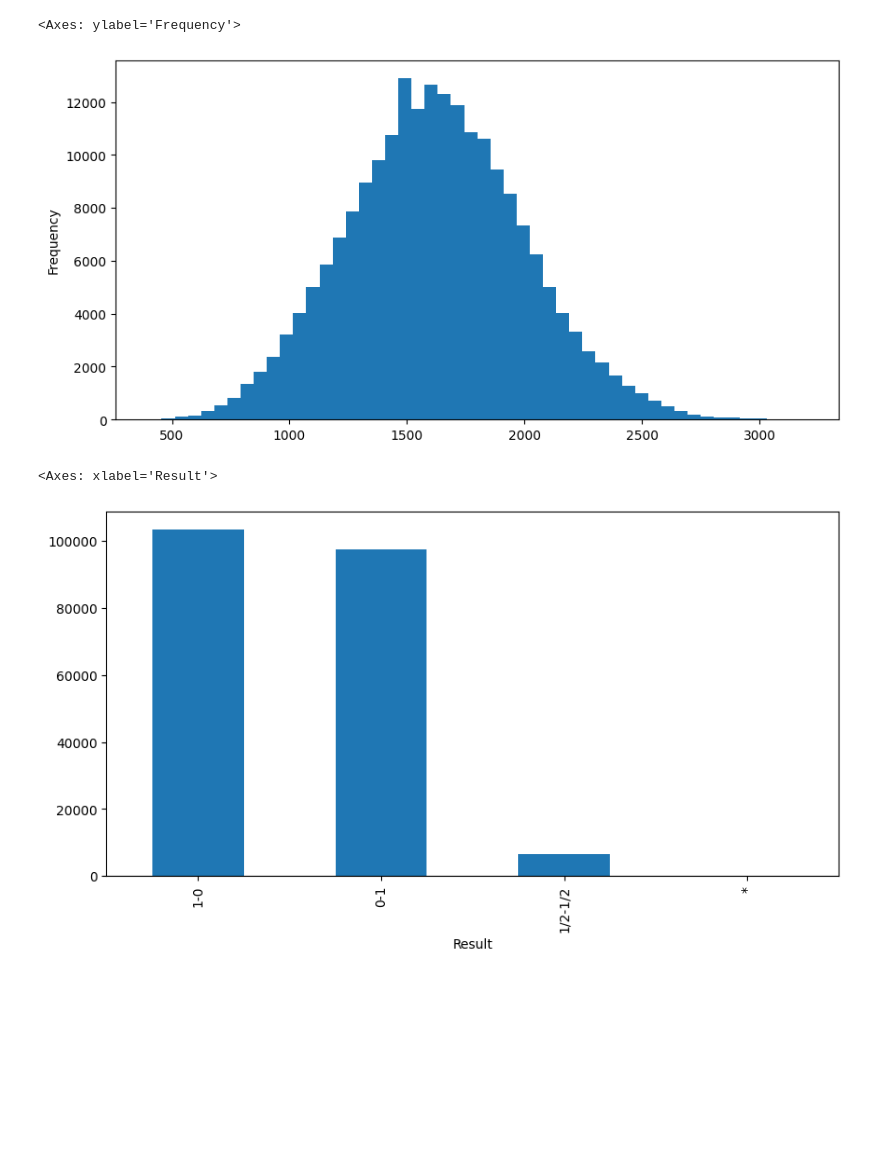
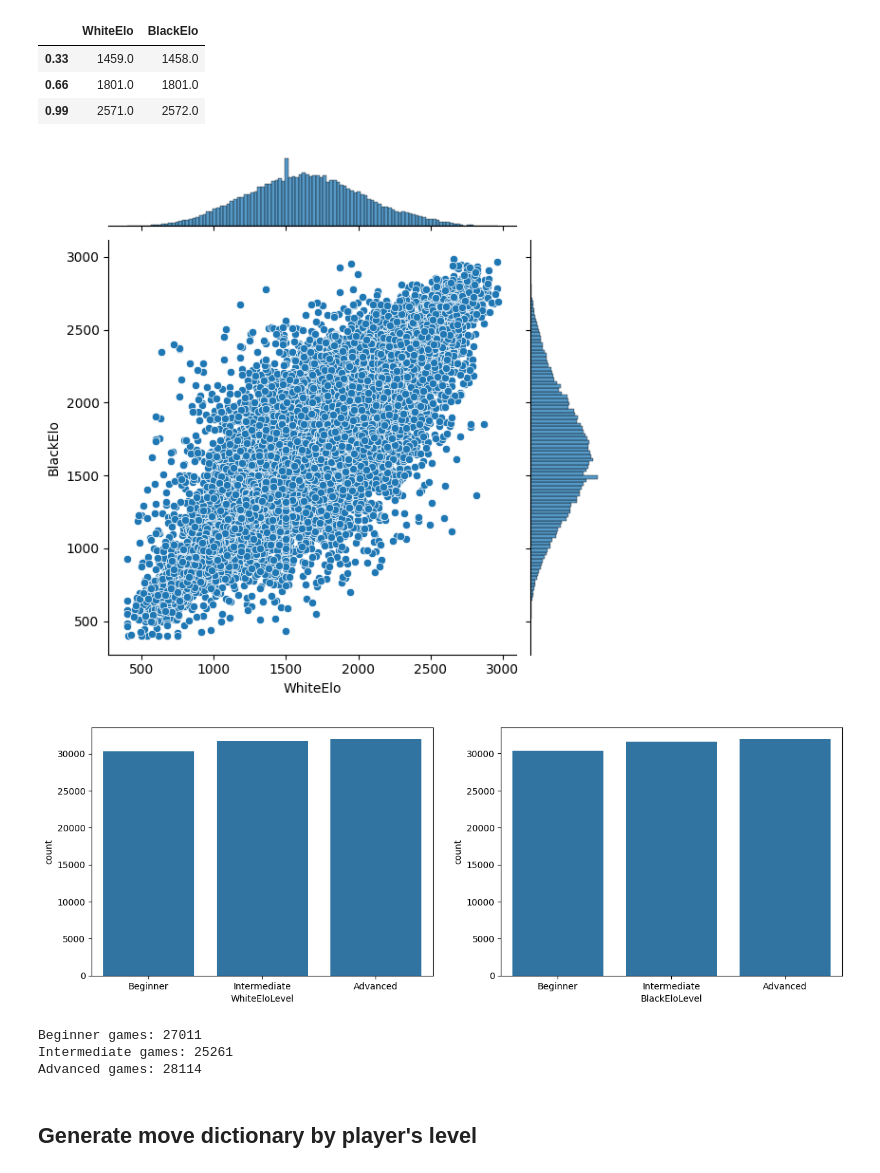
Before and after one commit to ngohiep-noob/Chess-move-recommender, a Jupyter notebook: index.ipynb, the cells around one changed output. Saved outputs shown, nothing was run; the diff lists cells and outputs as text; code cells hidden in the pictures; blank space fills up the shorter version.

```diff
--- a/index.ipynb
+++ b/index.ipynb
@@ -131,10 +218,20 @@ df["WhiteElo"].plot(kind="hist", bins=50, figsize=(10, 5))
-# %%
-df["BlackElo"].plot(kind="hist", bins=50, figsize=(10, 5))
-# %% [output]
-<Axes: ylabel='Frequency'>
-[figure, removed]
-# %%
-df["Result"].value_counts().plot(kind="bar", figsize=(10, 5))
-# %% [output]
-<Axes: xlabel='Result'>
-[figure, removed]
+# %%
+# visualize 33%, 66%, 99% quantiles
+
+quantiles = df[["WhiteElo", "BlackElo"]].quantile([0.33, 0.66, 0.99])
+
+quantiles
+# %% [output]
+|  | WhiteElo | BlackElo |
+| 0.33 | 1459.0 | 1458.0 |
+| 0.66 | 1801.0 | 1801.0 |
+| 0.99 | 2571.0 | 2572.0 |
+# %%
+# visualize elo of two players, using jointplot
+sns.jointplot(data=df, x="WhiteElo", y="BlackElo")
+
+ax.set_xlabel("White Elo")
+ax.set_ylabel("Black Elo")
+plt.show()
+# %% [output]
+[figure, added]
@@ -140,0 +255,39 @@ df["Result"].value_counts().plot(kind="bar", figsize=(10, 5))
+# %%
+# visualize distribution of game at each elo level
+
+fig, ax = plt.subplots(1, 2, figsize=(15, 5))
+sns.countplot(
+    data=df,
+    x="WhiteEloLevel",
+    ax=ax[0],
+    order=["Beginner", "Intermediate", "Advanced"],
+)
+sns.countplot(
+    data=df,
+    x="BlackEloLevel",
+    ax=ax[1],
+    order=["Beginner", "Intermediate", "Advanced"],
+)
+plt.show()
+# %% [output]
+[figure, added]
+# %%
+game_of_beginner = df[
+    (df["WhiteEloLevel"] == "Beginner") & (df["BlackEloLevel"] == "Beginner")
+]
+game_of_intermediate = df[
+    (df["WhiteEloLevel"] == "Intermediate") & (df["BlackEloLevel"] == "Intermediate")
+]
+game_of_advanced = df[
+    (df["WhiteEloLevel"] == "Advanced") & (df["BlackEloLevel"] == "Advanced")
+]
+
+print("Beginner games:", len(game_of_beginner))
+print("Intermediate games:", len(game_of_intermediate))
+print("Advanced games:", len(game_of_advanced))
+# %% [output]
+Beginner games: 27011
+Intermediate games: 25261
+Advanced games: 28114
+# %% [markdown]
+## Generate move dictionary by player's level
```
Also changed, not shown: parts of 24 cells of this notebook.
